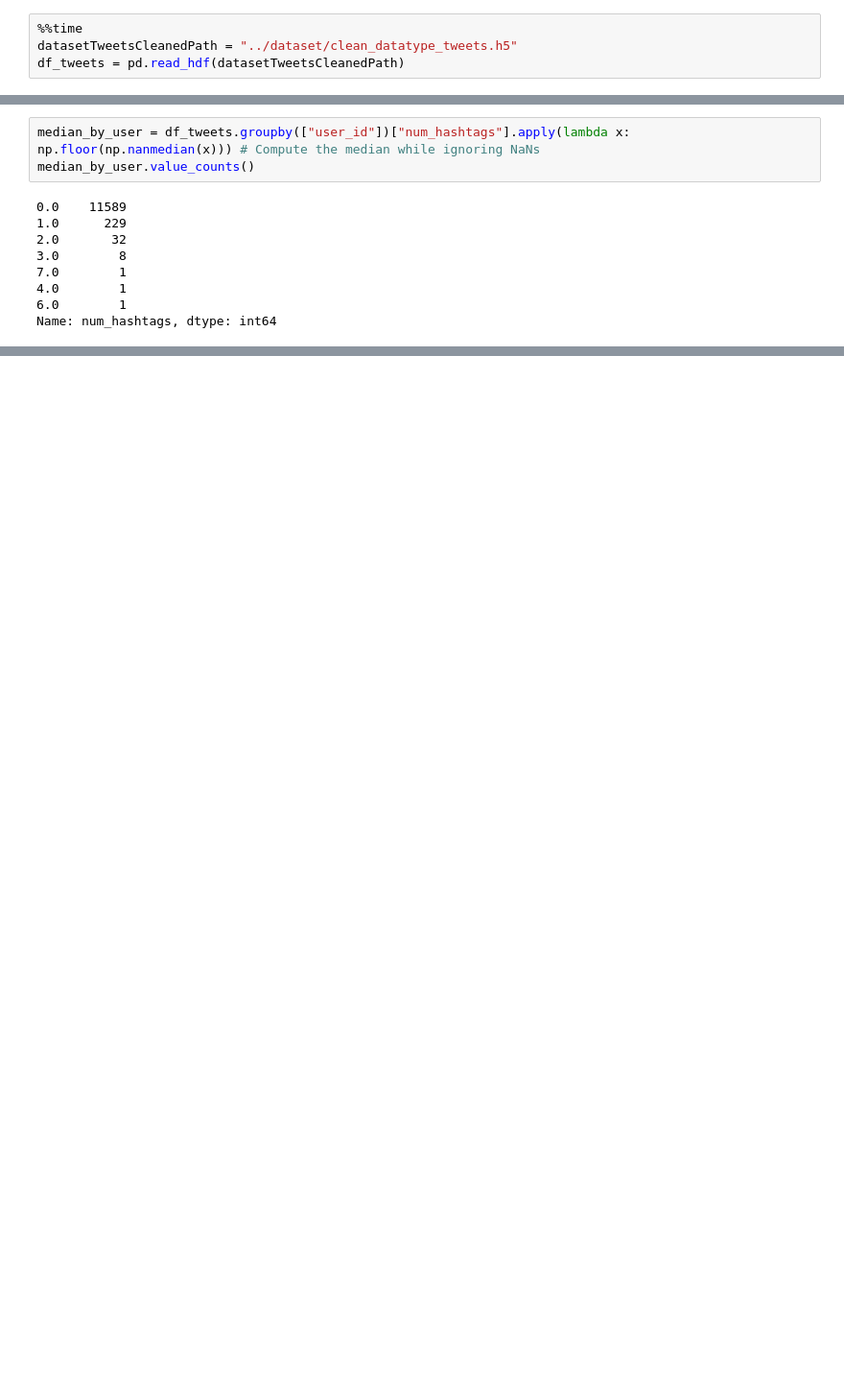
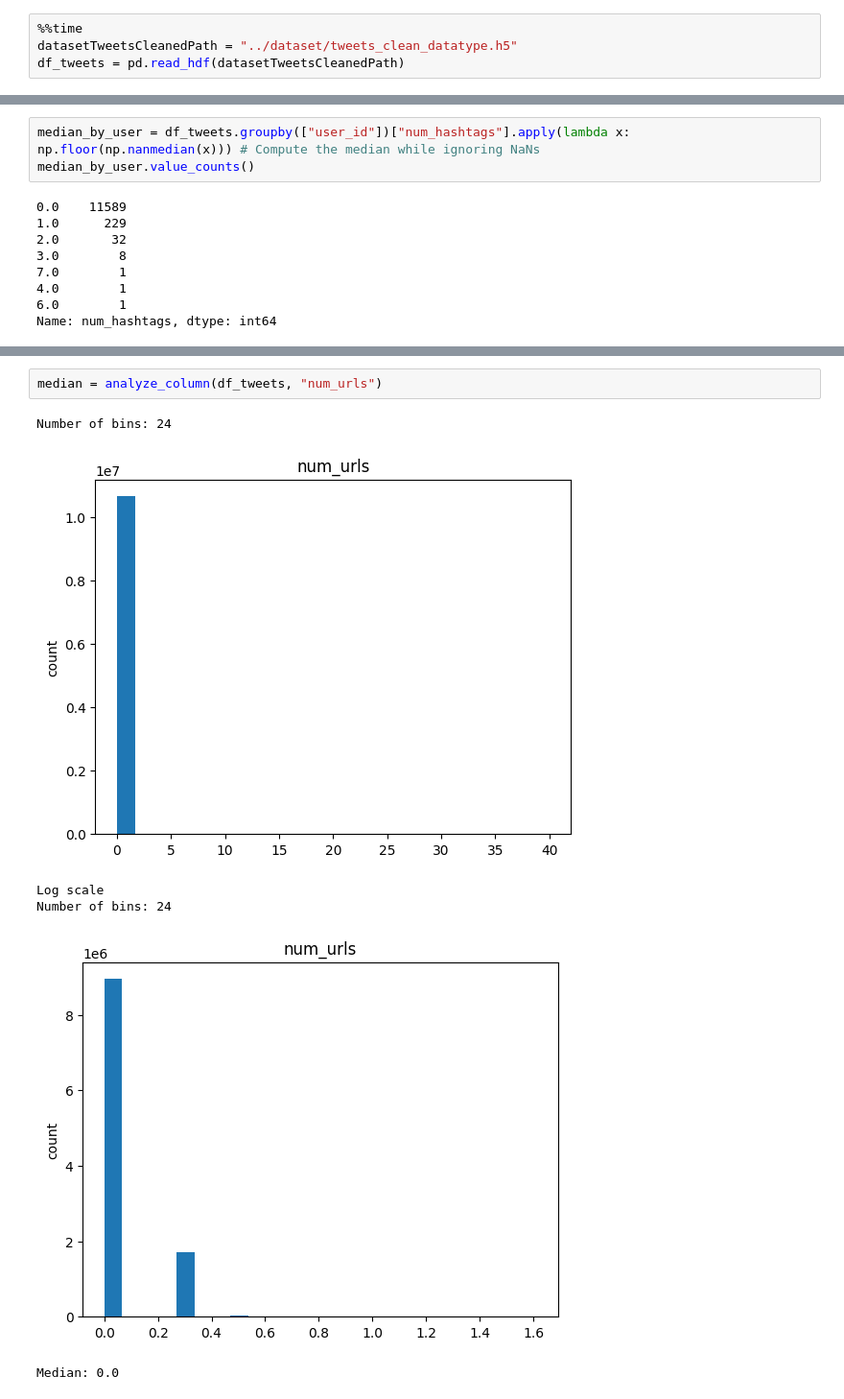
Before and after one commit to domferr/Data-Mining, a Jupyter notebook: Data Cleaning/Tweets - Fill nans.ipynb, the cells around one changed output, grey strips where cells are left out. Shown at 96% size. Cells and saved outputs as stored; diff of their text form; blank space fills up the shorter version.

Commit message:
Data cleaning and fillining nans

```diff
--- a/Data Cleaning/Tweets - Fill nans.ipynb
+++ b/Data Cleaning/Tweets - Fill nans.ipynb
@@ -7,5 +9,5 @@ import matplotlib.pyplot as plt
 # %%
 %%time
-datasetTweetsCleanedPath = "../dataset/clean_datatype_tweets.h5"
+datasetTweetsCleanedPath = "../dataset/tweets_clean_datatype.h5"
 df_tweets = pd.read_hdf(datasetTweetsCleanedPath)
 # %% [output]
@@ -273,0 +238,9 @@ fillna_grouby_userid(df_tweets, "num_hashtags", median)
+# %%
+median = analyze_column(df_tweets, "num_urls")
+# %% [output]
+Number of bins: 24
+[figure, added]
+Log scale
+Number of bins: 24
+[figure, added]
+Median: 0.0
```
Also changed, not shown: parts of 33 cells of this notebook, 4 other files.
